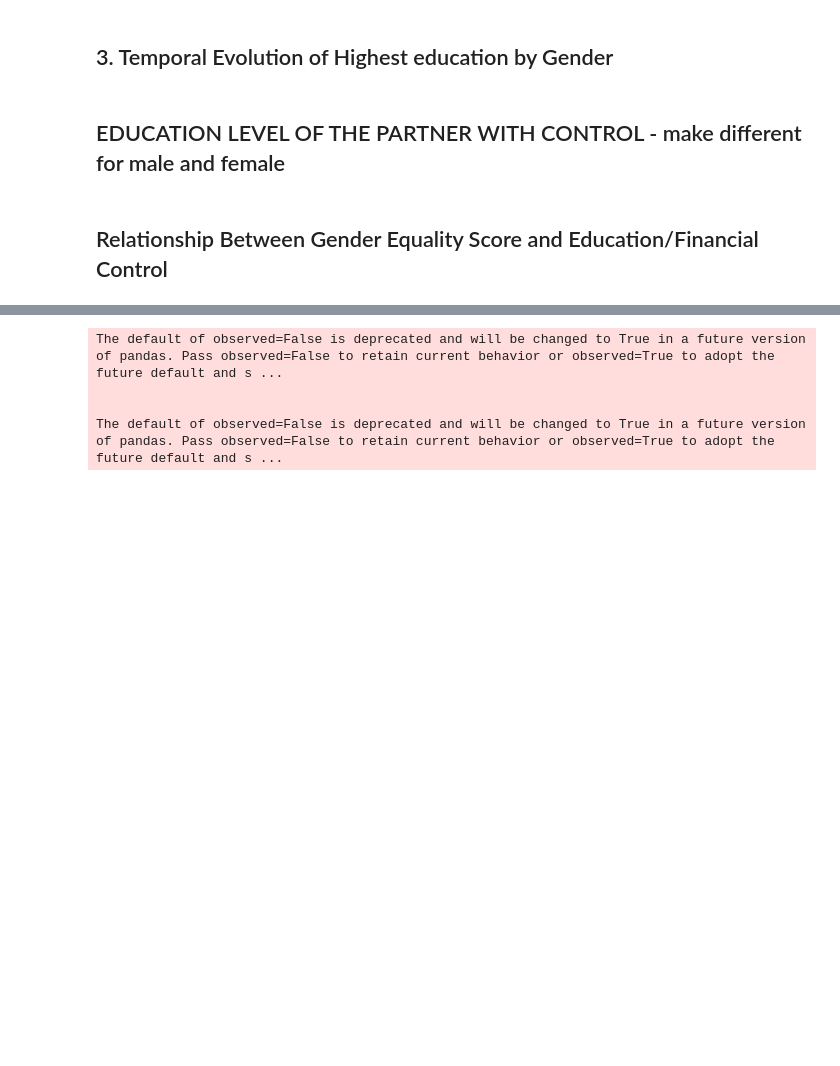
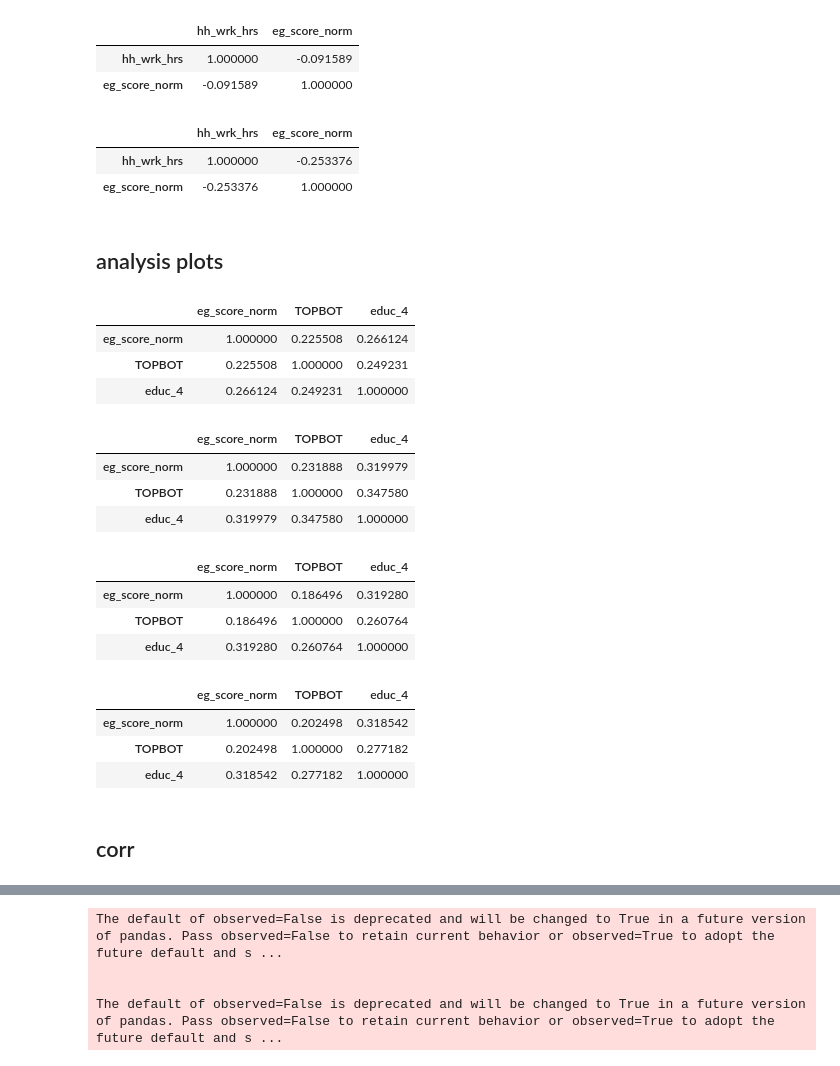
Before and after one commit to ashishpapanai/2025-02-ActionWords, a Jupyter notebook: script/financial_equality.ipynb, the cells around one changed output, grey strips where cells are left out. Drawn from its saved outputs; the diff is of its cells as text; code cells hidden in the pictures; blank space fills up the shorter version.

```diff
--- a/script/financial_equality.ipynb
+++ b/script/financial_equality.ipynb
@@ -7,4 +18,4 @@ import numpy as np
 # %%
-df_2002 = pd.read_csv('../data/clean_csv/2002.csv')
-df_2012 = pd.read_csv('../data/clean_csv/2012.csv')
-df_2022 = pd.read_csv('../data/clean_csv/2022.csv')
+df_2002 = pd.read_csv('../data/final_csv/2002.csv')
+df_2012 = pd.read_csv('../data/final_csv/2012.csv')
+df_2022 = pd.read_csv('../data/final_csv/2022.csv')
@@ -303,2 +92,0 @@ fig_control_age_gender.show()
-# %% [markdown]
-## 3. Temporal Evolution of Highest education by Gender
@@ -380,2 +92,0 @@ fig_pie.show()
-# %% [markdown]
-## EDUCATION LEVEL OF THE PARTNER WITH CONTROL - make different for male and female
@@ -435,2 +93,14 @@ fig_controller_edu_year.show()
-# %% [markdown]
-## Relationship Between Gender Equality Score and Education/Financial Control
+# %%
+df_combined[df_combined['sex']=='Male'][['hh_wrk_hrs', 'eg_score_norm']].corr()
+# %% [output]
+|  | hh_wrk_hrs | eg_score_norm |
+| hh_wrk_hrs | 1.000000 | -0.091589 |
+| eg_score_norm | -0.091589 | 1.000000 |
+# %%
+df_combined[df_combined['sex']=='Female'][['hh_wrk_hrs', 'eg_score_norm']].corr()
+# %% [output]
+|  | hh_wrk_hrs | eg_score_norm |
+| hh_wrk_hrs | 1.000000 | -0.253376 |
+| eg_score_norm | -0.253376 | 1.000000 |
+# %% [markdown]
+## analysis plots
@@ -436,0 +288,30 @@ fig_controller_edu_year.show()
+# %%
+df_2002[['eg_score_norm', 'TOPBOT', 'educ_4']].corr()
+# %% [output]
+|  | eg_score_norm | TOPBOT | educ_4 |
+| eg_score_norm | 1.000000 | 0.225508 | 0.266124 |
+| TOPBOT | 0.225508 | 1.000000 | 0.249231 |
+| educ_4 | 0.266124 | 0.249231 | 1.000000 |
+# %%
+df_2012[['eg_score_norm', 'TOPBOT', 'educ_4']].corr()
+# %% [output]
+|  | eg_score_norm | TOPBOT | educ_4 |
+| eg_score_norm | 1.000000 | 0.231888 | 0.319979 |
+| TOPBOT | 0.231888 | 1.000000 | 0.347580 |
+| educ_4 | 0.319979 | 0.347580 | 1.000000 |
+# %%
+df_2022[['eg_score_norm', 'TOPBOT', 'educ_4']].corr()
+# %% [output]
+|  | eg_score_norm | TOPBOT | educ_4 |
+| eg_score_norm | 1.000000 | 0.186496 | 0.319280 |
+| TOPBOT | 0.186496 | 1.000000 | 0.260764 |
+| educ_4 | 0.319280 | 0.260764 | 1.000000 |
+# %%
+df_combined[['eg_score_norm', 'TOPBOT', 'educ_4']].corr()
+# %% [output]
+|  | eg_score_norm | TOPBOT | educ_4 |
+| eg_score_norm | 1.000000 | 0.202498 | 0.318542 |
+| TOPBOT | 0.202498 | 1.000000 | 0.277182 |
+| educ_4 | 0.318542 | 0.277182 | 1.000000 |
+# %% [markdown]
+## corr
```
Also changed, not shown: parts of 106 cells of this notebook, 7 other files.
